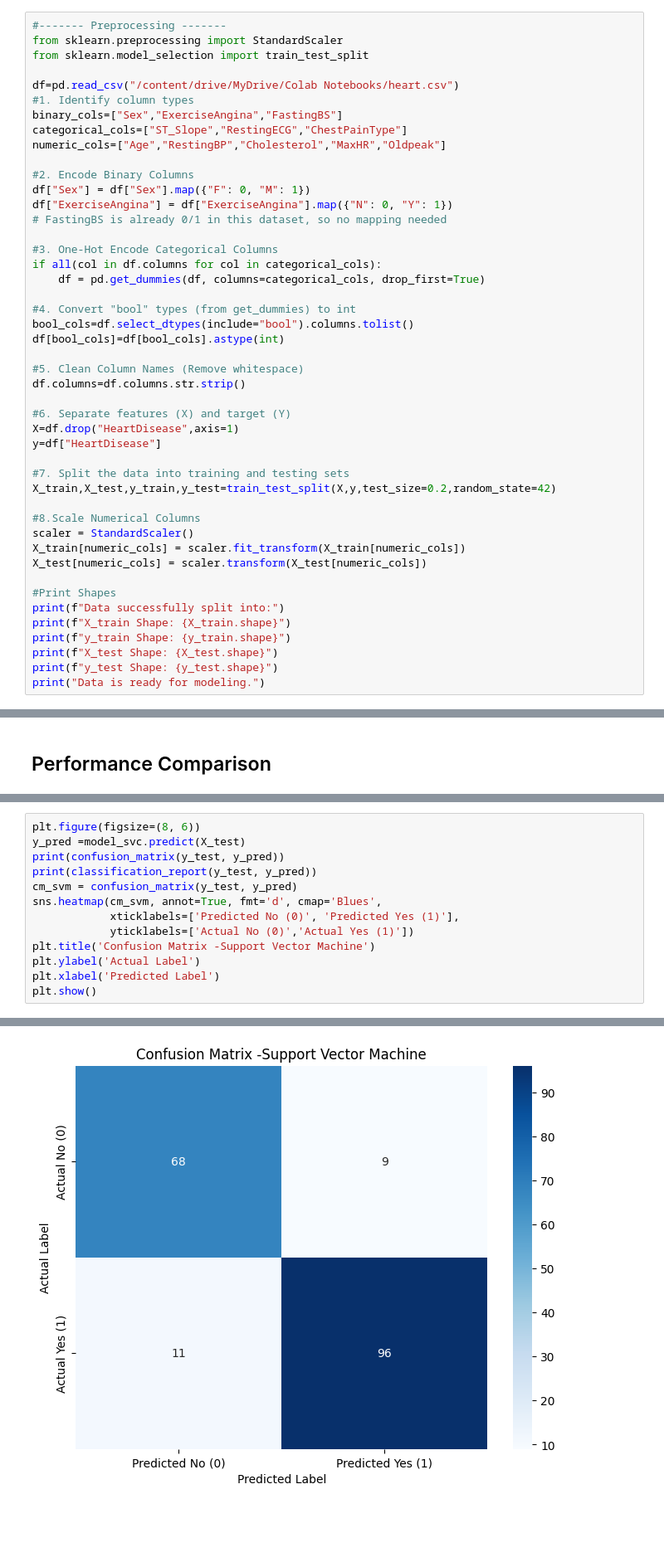
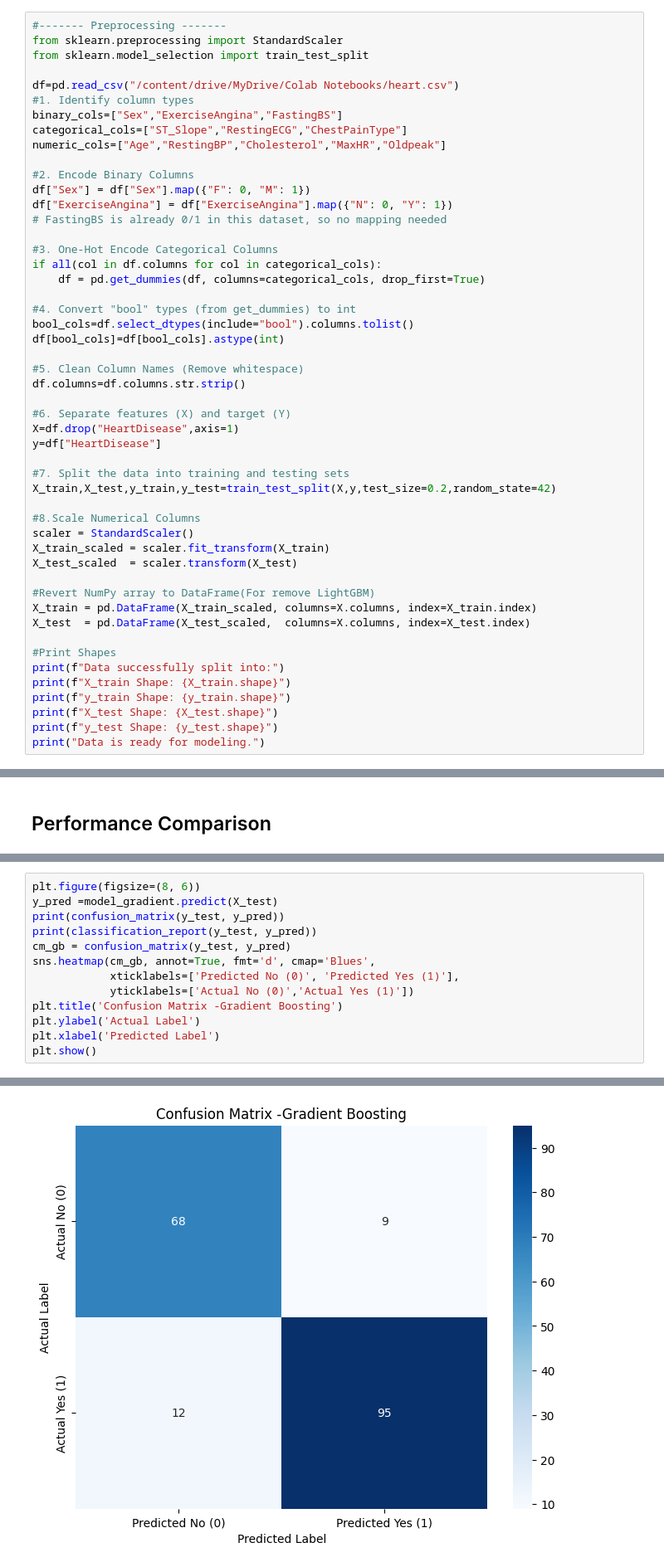
Before and after one commit to Foysal348/Heart-Disease-Prediction, a Jupyter notebook: Heart_Disease_Prediction.ipynb, the cells around one changed output, grey strips where cells are left out. Shown at 83% size. Drawn from its saved outputs; the diff is of its cells as text; blank space fills up the shorter version.

```diff
--- a/Heart_Disease_Prediction.ipynb
+++ b/Heart_Disease_Prediction.ipynb
@@ -216,8 +216,12 @@ X_train,X_test,y_train,y_test=train_test_split(X,y,test_size=0.2,random_state=42
 
 #8.Scale Numerical Columns
 scaler = StandardScaler()
-X_train[numeric_cols] = scaler.fit_transform(X_train[numeric_cols])
-X_test[numeric_cols] = scaler.transform(X_test[numeric_cols])
+X_train_scaled = scaler.fit_transform(X_train)
+X_test_scaled  = scaler.transform(X_test)
+
+#Revert NumPy array to DataFrame(For remove LightGBM)
+X_train = pd.DataFrame(X_train_scaled, columns=X.columns, index=X_train.index)
+X_test  = pd.DataFrame(X_test_scaled,  columns=X.columns, index=X_test.index)
 
 #Print Shapes
 print(f"Data successfully split into:")
@@ -472,13 +478,13 @@ plt.show()
 # %%
 plt.figure(figsize=(8, 6))
-y_pred =model_svc.predict(X_test)
+y_pred =model_gradient.predict(X_test)
 print(confusion_matrix(y_test, y_pred))
 print(classification_report(y_test, y_pred))
-cm_svm = confusion_matrix(y_test, y_pred)
-sns.heatmap(cm_svm, annot=True, fmt='d', cmap='Blues',
+cm_gb = confusion_matrix(y_test, y_pred)
+sns.heatmap(cm_gb, annot=True, fmt='d', cmap='Blues',
             xticklabels=['Predicted No (0)', 'Predicted Yes (1)'],
             yticklabels=['Actual No (0)','Actual Yes (1)'])
-plt.title('Confusion Matrix -Support Vector Machine')
+plt.title('Confusion Matrix -Gradient Boosting')
 plt.ylabel('Actual Label')
 plt.xlabel('Predicted Label')
 plt.show()
@@ -495,2 +501,2 @@ plt.show()
 weighted avg       0.89      0.89      0.89       184
-[figure, old version]
+[figure, new version]
```
Also changed, not shown: parts of 3 cells of this notebook.
